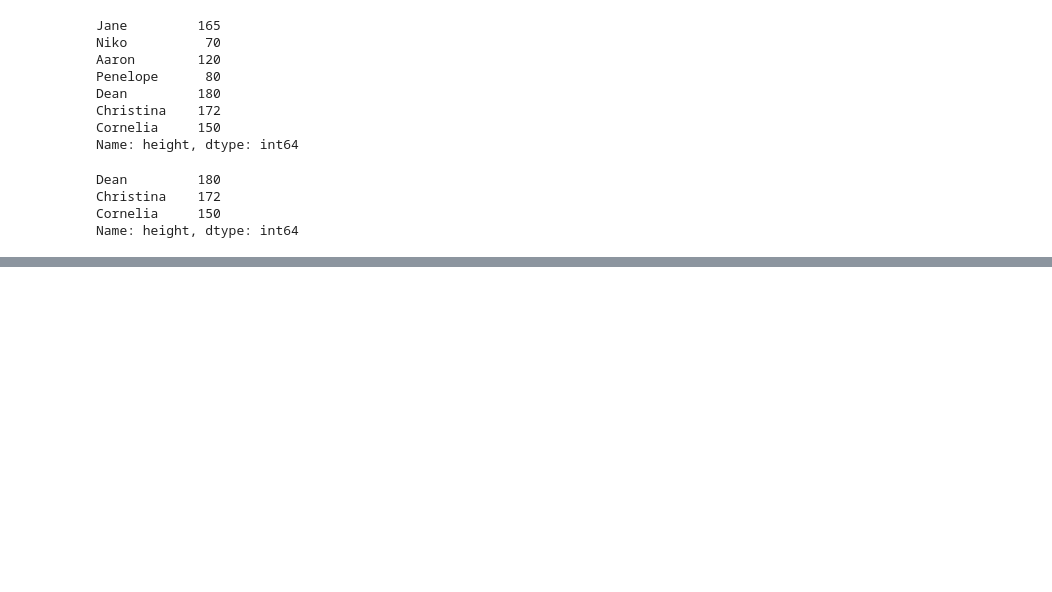
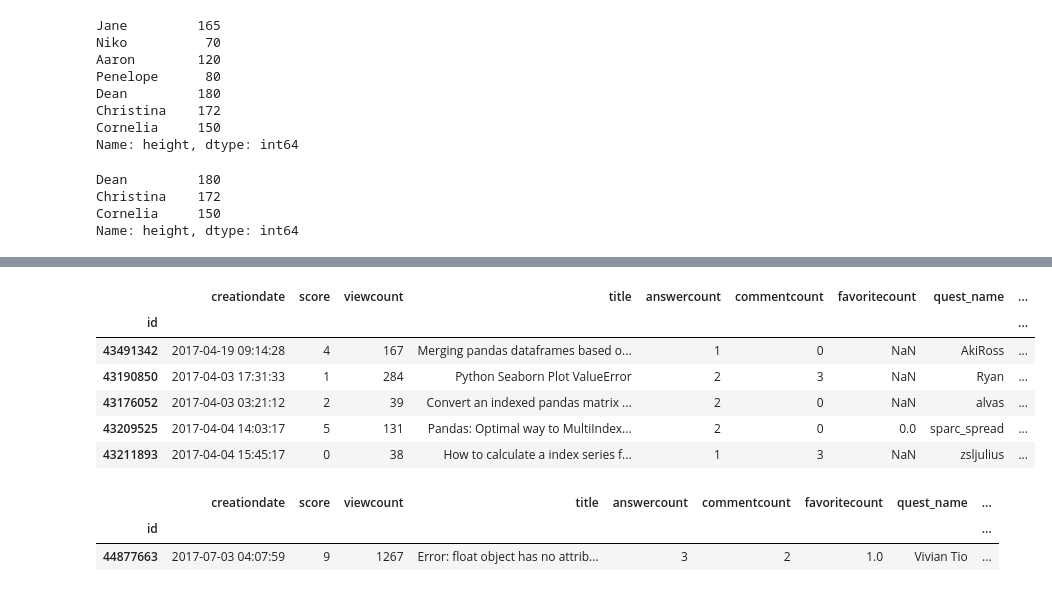
Before and after one commit to onlyphantom/WebAnalytics, a Jupyter notebook: panda_lecture.ipynb, the cells around one changed output, grey strips where cells are left out. Saved outputs shown, nothing was run; the diff lists cells and outputs as text; code cells hidden in the pictures; blank space fills up the shorter version.

```diff
--- a/panda_lecture.ipynb
+++ b/panda_lecture.ipynb
@@ -451,0 +504,21 @@ Name: height, dtype: int64
+# %%
+criteria = so['ans_name'] == 'Scott Boston'
+so[criteria].head()
+# %% [output]
+|  | creationdate | score | viewcount | title | answercount | commentcount | favoritecount | quest_name | ... |
+| id |  |  |  |  |  |  |  |  | ... |
+| 43491342 | 2017-04-19 09:14:28 | 4 | 167 | Merging pandas dataframes based o... | 1 | 0 | NaN | AkiRoss | ... |
+| 43190850 | 2017-04-03 17:31:33 | 1 | 284 | Python Seaborn Plot ValueError | 2 | 3 | NaN | Ryan | ... |
+| 43176052 | 2017-04-03 03:21:12 | 2 | 39 | Convert an indexed pandas matrix ... | 2 | 0 | NaN | alvas | ... |
+| 43209525 | 2017-04-04 14:03:17 | 5 | 131 | Pandas: Optimal way to MultiIndex... | 2 | 0 | 0.0 | sparc_spread | ... |
+| 43211893 | 2017-04-04 15:45:17 | 0 | 38 | How to calculate a index series f... | 1 | 3 | NaN | zsljulius | ... |
+# %%
+crit1 = so['score'] > 5
+crit2 = so['ans_name'] == 'Scott Boston'
+# only evaluates to True if crit1 and crit2 are both True
+criteria = criteria1 & criteria2
+so[criteria]
+# %% [output]
+|  | creationdate | score | viewcount | title | answercount | commentcount | favoritecount | quest_name | ... |
+| id |  |  |  |  |  |  |  |  | ... |
+| 44877663 | 2017-07-03 04:07:59 | 9 | 1267 | Error: float object has no attrib... | 3 | 2 | 1.0 | Vivian Tio | ... |
```
Also changed, not shown: parts of 40 cells of this notebook.
